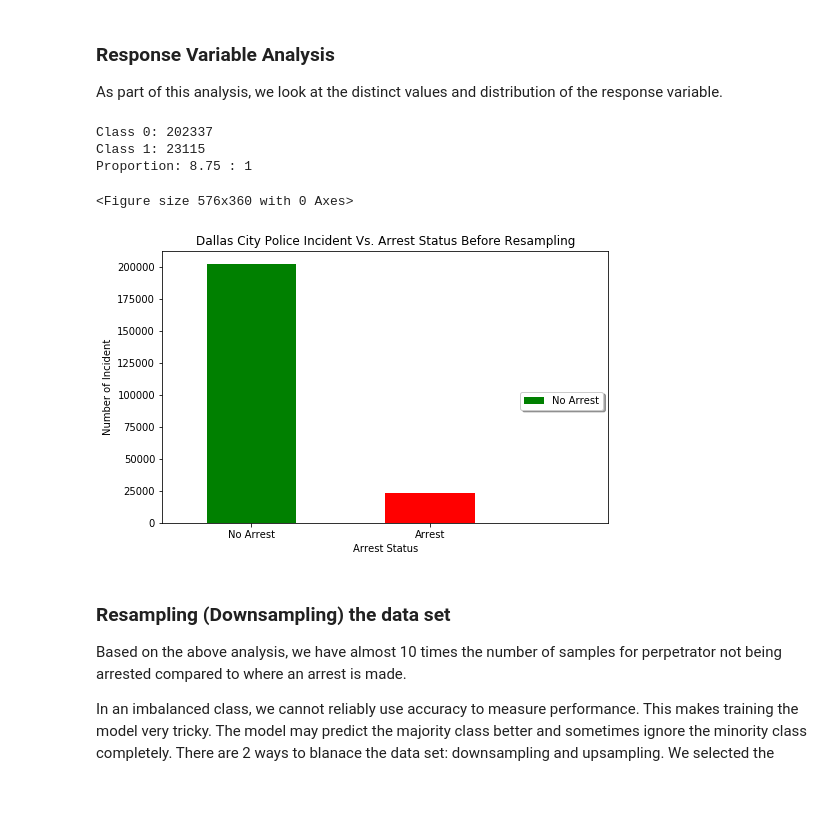
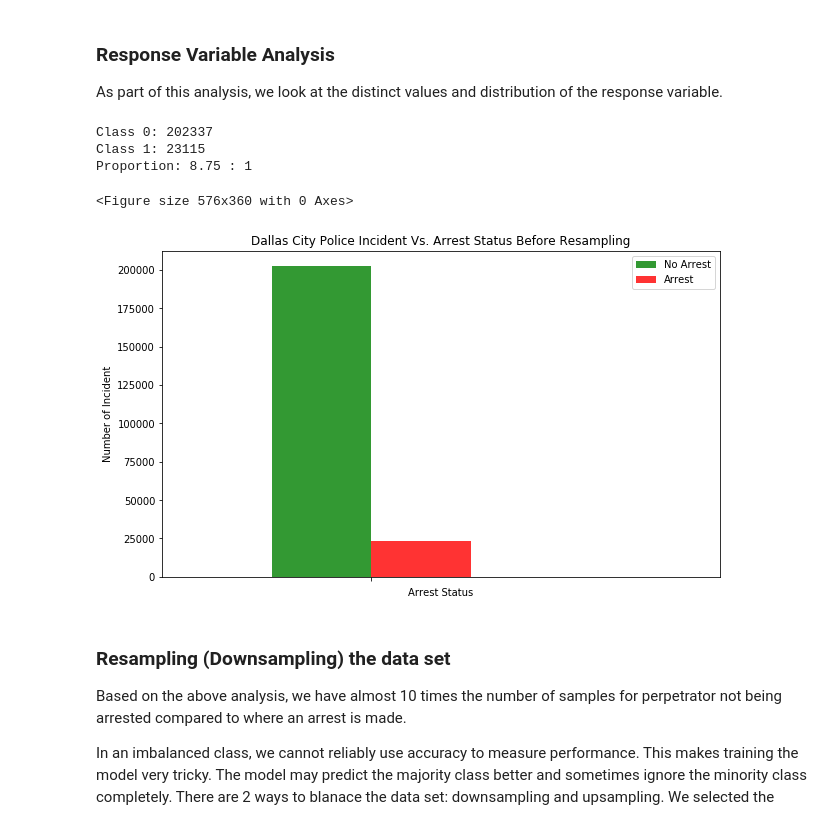
Before and after one commit to chaoshunh/MSDS7331-Data-Mining, a Jupyter notebook: In_depth_full/MINI LAB- OCT 4.ipynb, the cells around one changed output. Cells and saved outputs as stored; diff of their text form; code cells hidden in the pictures; blank space fills up the shorter version.

Commit message:
Fixed the bar plot of the arrest status

```diff
--- a/In_depth_full/MINI LAB- OCT 4.ipynb
+++ b/In_depth_full/MINI LAB- OCT 4.ipynb
@@ -186,35 +188,47 @@ As part of this analysis, we look at the distinct values and distribution of the
 # %%
 # Explore response variable distribution
 plt.figure(figsize=(8,5))
 target_count = incident.Arrest_status.value_counts()
 print('Class 0:', target_count[0])
 print('Class 1:', target_count[1])
 print('Proportion:', round(target_count[0] / target_count[1], 2), ': 1')
 
 # Draw bar plot
-fig = plt.figure(figsize=(8,5))
-x=[1,0]
-y=incident.Arrest_status.value_counts().as_matrix()
 
-nd = np.arange(2)
-plt.xticks(nd, ('No Arrest','Arrest'))
-#plt.xlim(0.5,4.5)
-my_colors = 'grbkymc'
+# data to plot
+n_groups = 1
+NoArrest=incident.Arrest_status.value_counts()[0]
+Arrest=incident.Arrest_status.value_counts()[1]
 
-plt.bar(nd, y, 0.5, color=my_colors)
-plt.xlim(-0.5, 2)
-plt.title("Dallas City Police Incident Vs. Arrest Status Before Resampling")
+# create plot
+index = np.arange(n_groups)
+bar_width = 0.5
+opacity = 0.8
+plt.figure(figsize=(10,6))
+plt.bar(index, NoArrest, bar_width,
+                 alpha=opacity,
+                 color='g',
+                 label='No Arrest')
+
+plt.bar(index + bar_width, Arrest, bar_width,
+                 alpha=opacity,
+                 color='r',
+                 label='Arrest')
+
+plt.xlabel('Arrest Status')
 plt.ylabel('Number of Incident')
-plt.xlabel('Arrest Status')
-plt.legend(fig, labels=('No Arrest','Arrest'), loc = "upper right"
-           , frameon =True, bbox_to_anchor=(1, 0.5),fancybox=True, shadow=True)
+plt.title('Dallas City Police Incident Vs. Arrest Status Before Resampling')
+plt.xlim(-0.8, 2)
+plt.xticks(index + bar_width/2, (''))
+plt.legend()
+
 plt.show()
 # %% [output]
 Class 0: 202337
 Class 1: 23115
 Proportion: 8.75 : 1
 <Figure size 576x360 with 0 Axes>
-[figure, old version]
+[figure, new version]
 # %% [markdown]
 ### Resampling (Downsampling) the data set
 
```
Also changed, not shown: parts of 3 cells of this notebook.
